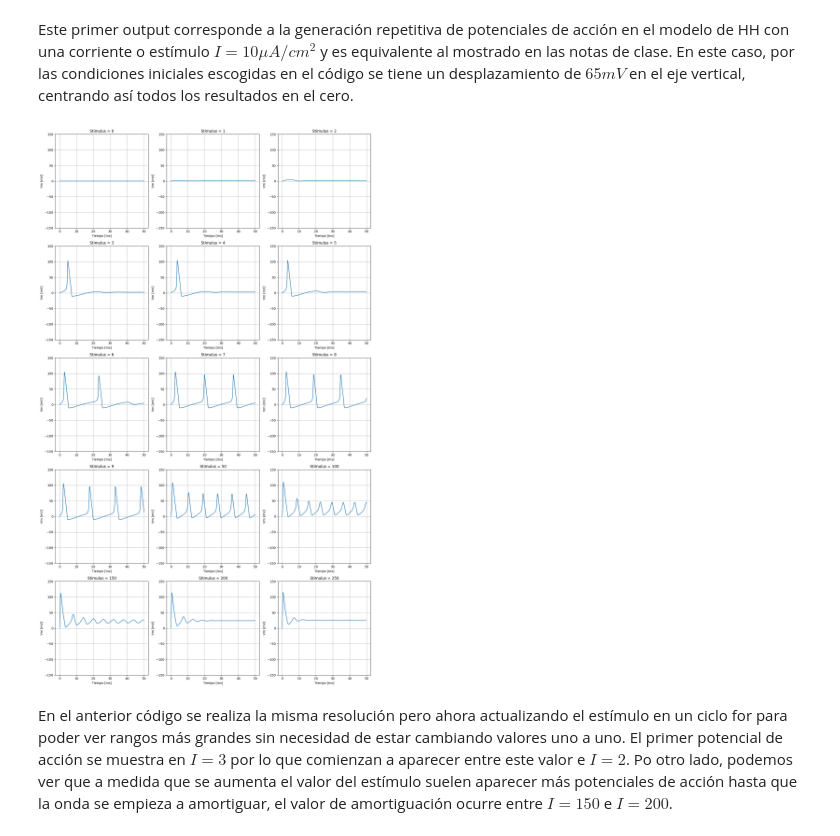
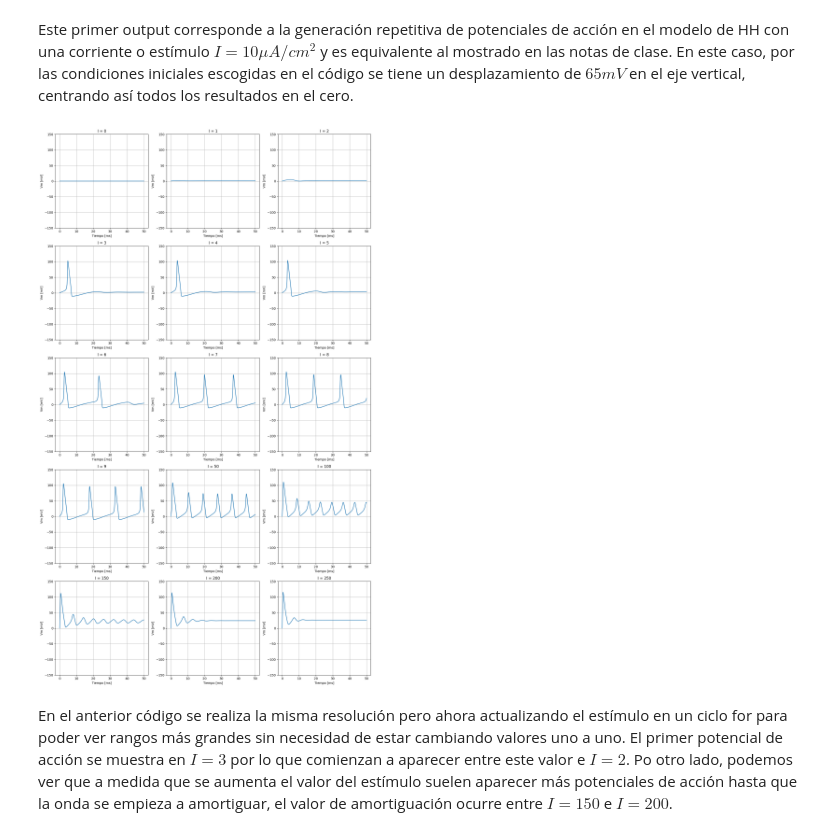
Before and after one commit to ashybabashyba/RedesComplejasUGR, a Jupyter notebook: NotebookPrincipal.ipynb, the cells around one changed output. Saved outputs shown, nothing was run; the diff lists cells and outputs as text; code cells hidden in the pictures.

```diff
--- a/NotebookPrincipal.ipynb
+++ b/NotebookPrincipal.ipynb
@@ -869,34 +869,34 @@ stimulus_values = np.concatenate((stimulus_values2, stimulus_values1))
 num_rows = len(stimulus_values) // 3
 if len(stimulus_values) % 3 != 0:
     num_rows += 1
 
 # Configurar la figura con subgráficos en dos columnas
 fig, axs = plt.subplots(num_rows, 3, figsize=(15, 5*num_rows))
 
 # Iterar sobre los valores del estímulo y graficar en los subgráficos
 for i, stimulus_value in enumerate(stimulus_values):
     row = i // 3
     col = i % 3
     ax = axs[row, col]
 
     def stimulus_func(t):
         return stimulus_value
 
     Vy = odeint(compute_derivatives, Y, T, args=(stimulus_func,))
 
     ax.plot(T, Vy[:,0])
-    ax.set_title(f'Stimulus = {stimulus_value}')
+    ax.set_title(f'I = {stimulus_value}')
     ax.set_xlabel('Tiempo [ms]')
     ax.set_ylabel('Vm [mV]')
     ax.set_ylim((-150, 150))
     ax.grid(True)
 
 # Ajustar el espaciado entre subgráficos
 plt.tight_layout()
 
 # Mostrar la figura
 plt.show()
 # %% [output]
-[figure, old version]
+[figure, new version]
 # %% [markdown]
 En el anterior código se realiza la misma resolución pero ahora actualizando el estímulo en un ciclo for para poder ver rangos más grandes sin necesidad de estar cambiando valores uno a uno. El primer potencial de acción se muestra en $I=3$ por lo que comienzan a aparecer entre este valor e $I=2$. Po otro lado, podemos ver que a medida que se aumenta el valor del estímulo suelen aparecer más potenciales de acción hasta que la onda se empieza a amortiguar, el valor de amortiguación ocurre entre $I=150$ e $I=200$.
```
Also changed, not shown: parts of 4 cells of this notebook.
